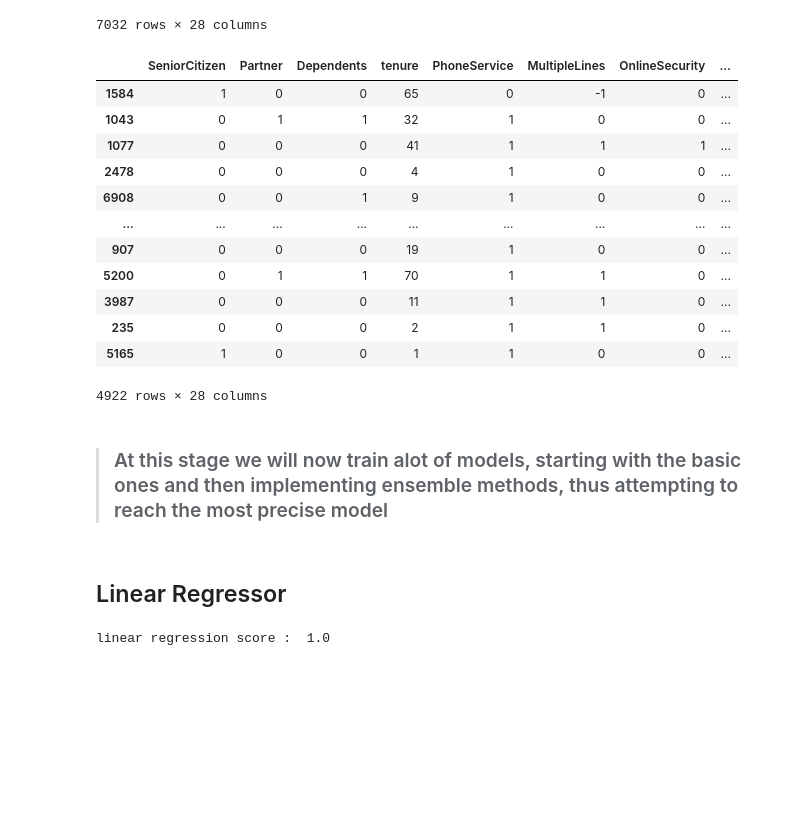
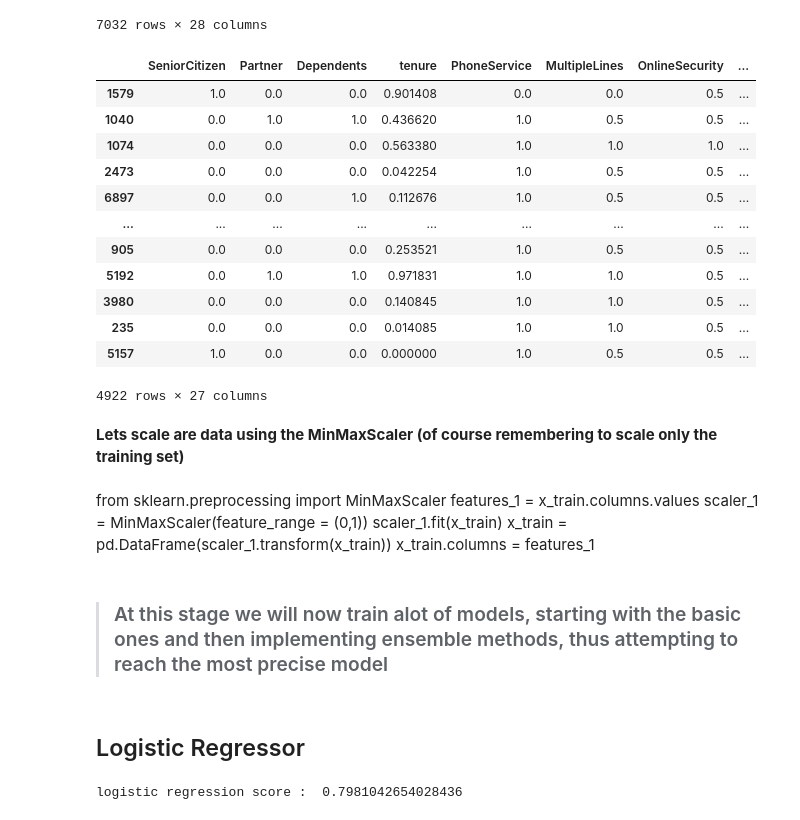
Before and after one commit to ShauliTaragin/ML-Sem2-Assignment, a Jupyter notebook: Classification_imporve.ipynb, the cells around one changed output. Drawn from its saved outputs; the diff is of its cells as text; code cells hidden in the pictures; blank space fills up the shorter version.

```diff
--- a/Classification_imporve.ipynb
+++ b/Classification_imporve.ipynb
@@ -543,31 +543,40 @@ df_dummies
 | 7042 | 0 | 0 | 0 | 66 | 1 | 0 | 1 | ... |
 7032 rows × 28 columns
 # %%
-x_train, x_test, y_train, y_test = train_test_split(df_dummies, df_dummies['Churn'], test_size=0.3, random_state=1)
+x_train, x_test, y_train, y_test = train_test_split(X, y, test_size=0.3, random_state=1)
 x_train
 # %% [output]
 |  | SeniorCitizen | Partner | Dependents | tenure | PhoneService | MultipleLines | OnlineSecurity | ... |
-| 1584 | 1 | 0 | 0 | 65 | 0 | -1 | 0 | ... |
-| 1043 | 0 | 1 | 1 | 32 | 1 | 0 | 0 | ... |
-| 1077 | 0 | 0 | 0 | 41 | 1 | 1 | 1 | ... |
-| 2478 | 0 | 0 | 0 | 4 | 1 | 0 | 0 | ... |
-| 6908 | 0 | 0 | 1 | 9 | 1 | 0 | 0 | ... |
+| 1579 | 1.0 | 0.0 | 0.0 | 0.901408 | 0.0 | 0.0 | 0.5 | ... |
+| 1040 | 0.0 | 1.0 | 1.0 | 0.436620 | 1.0 | 0.5 | 0.5 | ... |
+| 1074 | 0.0 | 0.0 | 0.0 | 0.563380 | 1.0 | 1.0 | 1.0 | ... |
+| 2473 | 0.0 | 0.0 | 0.0 | 0.042254 | 1.0 | 0.5 | 0.5 | ... |
+| 6897 | 0.0 | 0.0 | 1.0 | 0.112676 | 1.0 | 0.5 | 0.5 | ... |
 | ... | ... | ... | ... | ... | ... | ... | ... | ... |
-| 907 | 0 | 0 | 0 | 19 | 1 | 0 | 0 | ... |
-| 5200 | 0 | 1 | 1 | 70 | 1 | 1 | 0 | ... |
-| 3987 | 0 | 0 | 0 | 11 | 1 | 1 | 0 | ... |
-| 235 | 0 | 0 | 0 | 2 | 1 | 1 | 0 | ... |
-| 5165 | 1 | 0 | 0 | 1 | 1 | 0 | 0 | ... |
+| 905 | 0.0 | 0.0 | 0.0 | 0.253521 | 1.0 | 0.5 | 0.5 | ... |
+| 5192 | 0.0 | 1.0 | 1.0 | 0.971831 | 1.0 | 1.0 | 0.5 | ... |
+| 3980 | 0.0 | 0.0 | 0.0 | 0.140845 | 1.0 | 1.0 | 0.5 | ... |
+| 235 | 0.0 | 0.0 | 0.0 | 0.014085 | 1.0 | 1.0 | 0.5 | ... |
+| 5157 | 1.0 | 0.0 | 0.0 | 0.000000 | 1.0 | 0.5 | 0.5 | ... |
-4922 rows × 28 columns
+4922 rows × 27 columns
+# %% [markdown]
+<b>Lets scale are data using the MinMaxScaler (of course remembering to scale only the training set)
+# %% [markdown]
+from sklearn.preprocessing import MinMaxScaler
+features_1 = x_train.columns.values
+scaler_1 = MinMaxScaler(feature_range = (0,1))
+scaler_1.fit(x_train)
+x_train = pd.DataFrame(scaler_1.transform(x_train))
+x_train.columns = features_1
 # %% [markdown]
 > ### At this stage we will now train alot of models, starting with the basic ones and then implementing ensemble methods, thus attempting to reach the most precise model
 # %% [markdown]
-## Linear Regressor
+## Logistic Regressor
 # %%
-from sklearn.linear_model import LinearRegression
+from sklearn.linear_model import LogisticRegression
 from sklearn import metrics
-Lin_reg = LinearRegression()
-Lin_reg.fit(x_train, y_train)
-print("linear regression score : " , Lin_reg.score(x_test, y_test))
+log_reg = LogisticRegression(solver='lbfgs', max_iter=1000)
+log_reg.fit(x_train, y_train)
+print("logistic regression score : " , log_reg.score(x_test, y_test))
 # %% [output]
-linear regression score :  1.0
+logistic regression score :  0.7981042654028436
```
Also changed, not shown: parts of 7 cells of this notebook, 1 other file.
